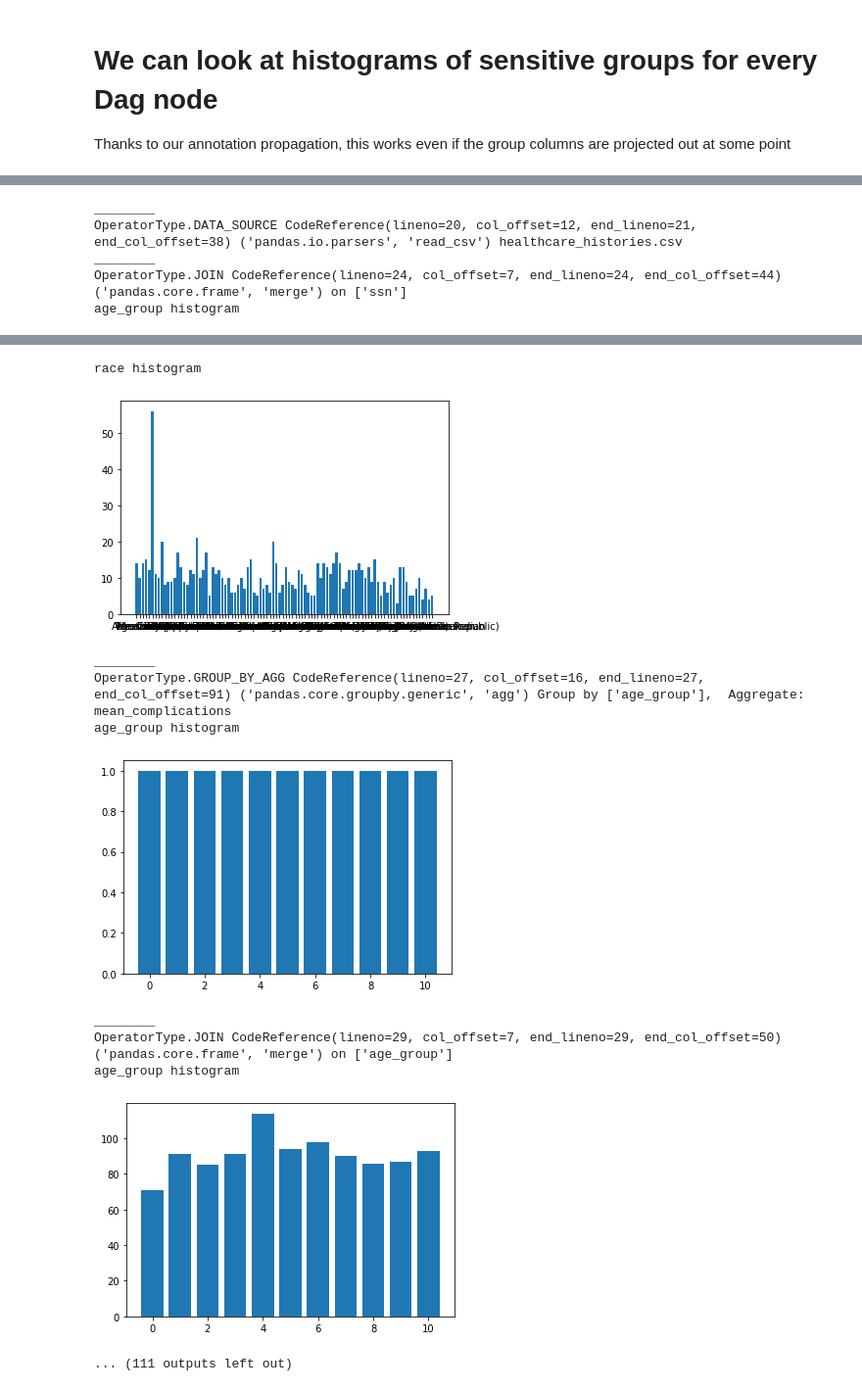
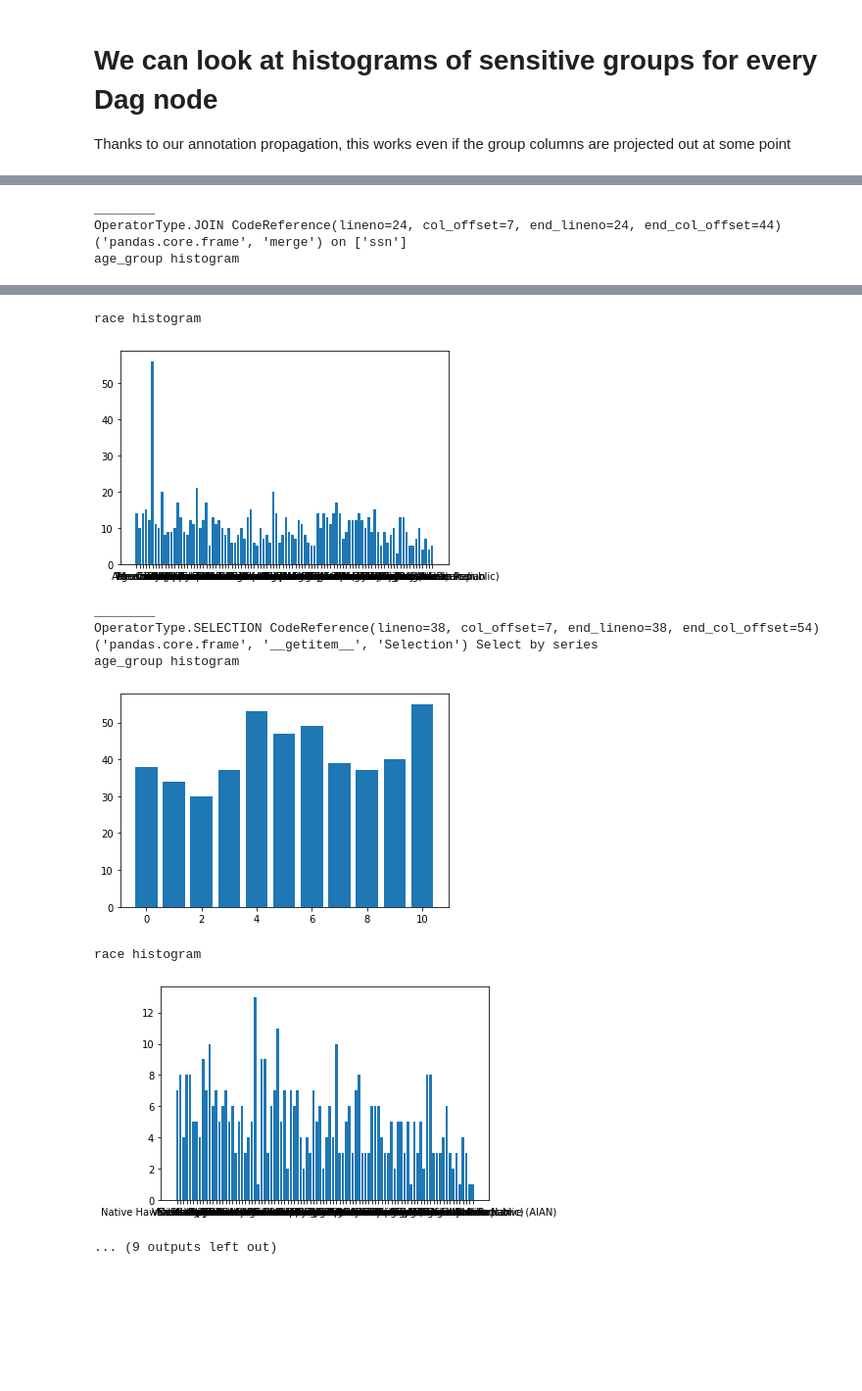
Before and after one commit to stefan-grafberger/mlinspect-cidr, a Jupyter notebook: demo/healthcare/healthcare_demo.ipynb, the cells around one changed output, grey strips where cells are left out. Shown: that part at 98% size. Drawn from its saved outputs; the diff is of its cells as text; code cells hidden in the pictures; blank space fills up the shorter version.

```diff
--- a/demo/healthcare/healthcare_demo.ipynb
+++ b/demo/healthcare/healthcare_demo.ipynb
@@ -120,8 +120,10 @@ embedding_inspection_result = inspection_results[MissingEmbeddingInspection()]
 for dag_node in extracted_dag.nodes:
     if dag_node in embedding_inspection_result and embedding_inspection_result[dag_node] is not None:
         print(dag_node.operator_type, dag_node.code_reference, dag_node.module, dag_node.description)
+        op_result = embedding_inspection_result[dag_node]
         print("________")
-        print("Number of missing embeddings: {}".format(embedding_inspection_result[dag_node]))
+        print("Number of missing embeddings: {}".format(op_result["missing_embedding_count"]))
+        print("Example values with missing embeddings: {}".format(op_result["missing_embeddings_examples"]))
 # %% [output]
 OperatorType.TRANSFORMER CodeReference(lineno=48, col_offset=17, end_lineno=48, end_col_offset=46) ('sklearn.demo.healthcare.demo_utils', 'MyW2VTransformer', 'Pipeline') Word2Vec, Column: 'last_name'
 ________
@@ -132,42 +135,41 @@ Thanks to our annotation propagation, this works even if the group columns are p
 # %%
 histogram_inspection_result = inspection_results[HistogramInspection()]
 
-for dag_node in extracted_dag.nodes:
+relevant_nodes = [node for node in extracted_dag.nodes if node.description in {
+    "healthcare_patients.csv", "Select by series", "on ['ssn']", "to ['race'] (ColumnTransformer)", "Imputer (SimpleImputer), Column: 'race'"}]
+
+for dag_node in relevant_nodes:
     print(dag_node.operator_type, dag_node.code_reference, dag_node.module, dag_node.description)
     if dag_node.operator_type != OperatorType.FIT and histogram_inspection_result[dag_node]:
         output_age_group = histogram_inspection_result[dag_node]["age_group_counts"]
         if output_age_group:
             print("age_group histogram")
             plt.bar(output_age_group.keys(), output_age_group.values())
             plt.show()
         output_race_group = histogram_inspection_result[dag_node]["race_counts"]
         # Plotting is slow and there are a lot of different race values, so I will comment this out for now
         if output_race_group:
             print("race histogram")
             keys = [str(key) for key in output_race_group.keys()]
             plt.bar(keys, output_race_group.values())
             plt.show()
     print("________")
 # %% [output]
 OperatorType.DATA_SOURCE CodeReference(lineno=19, col_offset=11, end_lineno=19, end_col_offset=125) ('pandas.io.parsers', 'read_csv') healthcare_patients.csv
 age_group histogram
 [figure]
 race histogram
 [figure]
-________
-OperatorType.DATA_SOURCE CodeReference(lineno=20, col_offset=12, end_lineno=21, end_col_offset=38) ('pandas.io.parsers', 'read_csv') healthcare_histories.csv
 ________
 OperatorType.JOIN CodeReference(lineno=24, col_offset=7, end_lineno=24, end_col_offset=44) ('pandas.core.frame', 'merge') on ['ssn']
 age_group histogram
 [figure]
 race histogram
 [figure]
 ________
-OperatorType.GROUP_BY_AGG CodeReference(lineno=27, col_offset=16, end_lineno=27, end_col_offset=91) ('pandas.core.groupby.generic', 'agg') Group by ['age_group'],  Aggregate: mean_complications
+OperatorType.SELECTION CodeReference(lineno=38, col_offset=7, end_lineno=38, end_col_offset=54) ('pandas.core.frame', '__getitem__', 'Selection') Select by series
 age_group histogram
-[figure, old version]
+[figure, new version]
-________
-OperatorType.JOIN CodeReference(lineno=29, col_offset=7, end_lineno=29, end_col_offset=50) ('pandas.core.frame', 'merge') on ['age_group']
-age_group histogram
+race histogram
-[figure, old version]
+[figure, new version]
-... (111 outputs left out)
+... (9 outputs left out)
```
Also changed, not shown: parts of 3 cells of this notebook, 3 other files.
